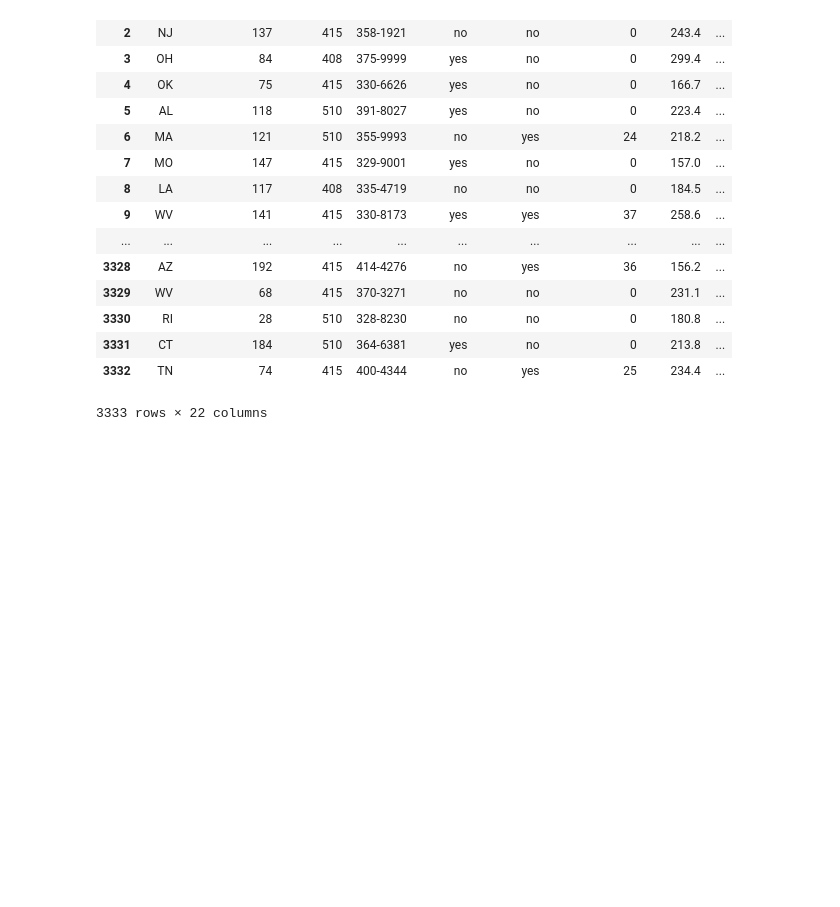
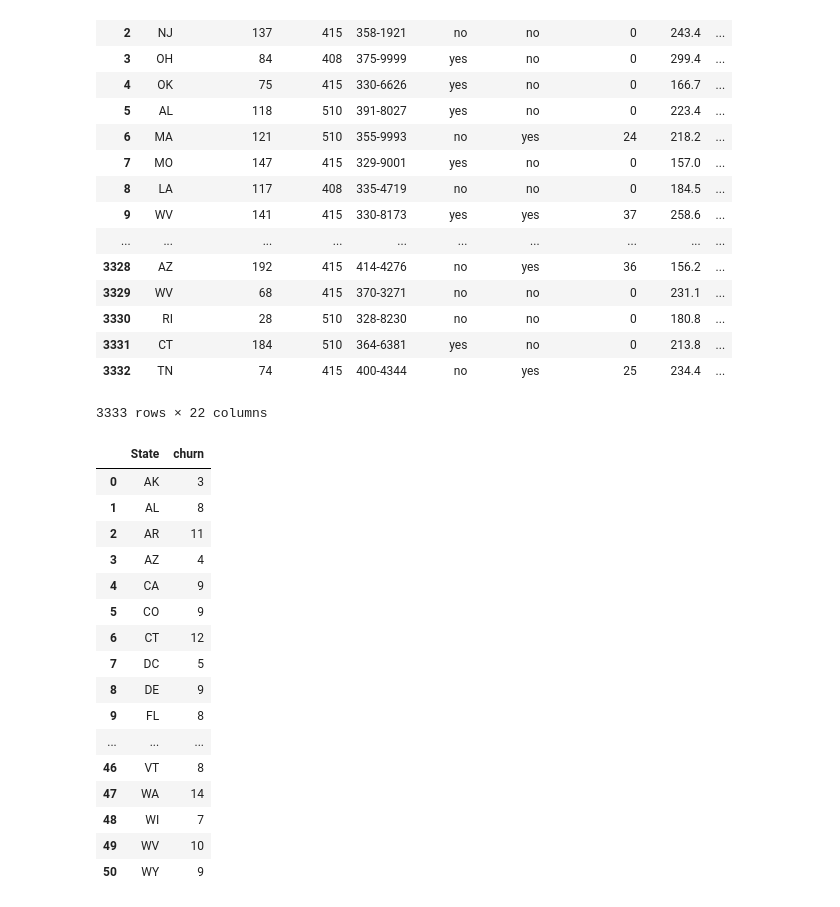
Before and after one commit to ktym1/3250_project, a Jupyter notebook: 20180723 - Group_project.ipynb, the cells around one changed output. Drawn from its saved outputs; the diff is of its cells as text; code cells hidden in the pictures; blank space fills up the shorter version.

Commit message:
group_by state, no correlation for state and churn

```diff
--- a/20180723 - Group_project.ipynb
+++ b/20180723 - Group_project.ipynb
@@ -80,3 +80,24 @@ churn_df
 | 3331 | CT | 184 | 510 | 364-6381 | yes | no | 0 | 213.8 | ... |
 | 3332 | TN | 74 | 415 | 400-4344 | no | yes | 25 | 234.4 | ... |
 3333 rows × 22 columns
+# %%
+state_df= churn_df[['State','churn']].groupby(['State'], as_index=False).sum()
+state_df
+# %% [output]
+|  | State | churn |
+| 0 | AK | 3 |
+| 1 | AL | 8 |
+| 2 | AR | 11 |
+| 3 | AZ | 4 |
+| 4 | CA | 9 |
+| 5 | CO | 9 |
+| 6 | CT | 12 |
+| 7 | DC | 5 |
+| 8 | DE | 9 |
+| 9 | FL | 8 |
+| ... | ... | ... |
+| 46 | VT | 8 |
+| 47 | WA | 14 |
+| 48 | WI | 7 |
+| 49 | WV | 10 |
+| 50 | WY | 9 |
```
Also changed, not shown: parts of 1 cell of this notebook.
